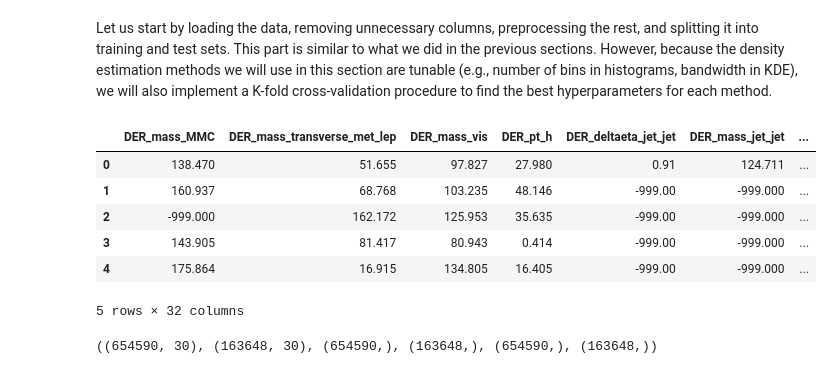
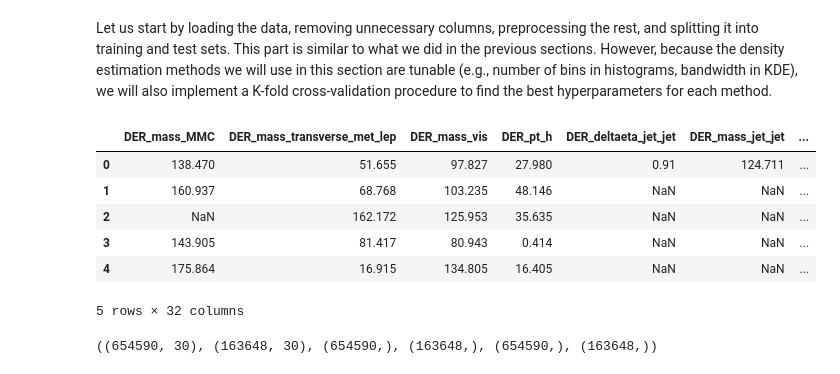
Before and after one commit to AimbotParce/MDS-AML-HiggsBosonATLAS, a Jupyter notebook: notebooks/non-normal-naive-bayes.ipynb, the cells around one changed output. Cells and saved outputs as stored; diff of their text form; code cells hidden in the pictures.

```diff
--- a/notebooks/non-normal-naive-bayes.ipynb
+++ b/notebooks/non-normal-naive-bayes.ipynb
@@ -8,18 +8,20 @@ Having explored the dataset beforehand, we know that the features do not follow
 Let us start by loading the data, removing unnecessary columns, preprocessing the rest, and splitting it into training and test sets. This part is similar to what we did in the previous sections. However, because the density estimation methods we will use in this section are tunable (e.g., number of bins in histograms, bandwidth in KDE), we will also implement a K-fold cross-validation procedure to find the best hyperparameters for each method.
 # %%
 import pandas as pd
+import numpy as np
 
 
 df = pd.read_csv("../data/raw/higgs-challenge.csv.gz", compression="gzip")
 df = df.drop(columns=["EventId", "KaggleSet", "KaggleWeight"])
+df.replace(-999.0, np.nan, inplace=True)  # Missing values are represented as -999.0
 df.head()
 # %% [output]
 |  | DER_mass_MMC | DER_mass_transverse_met_lep | DER_mass_vis | DER_pt_h | DER_deltaeta_jet_jet | DER_mass_jet_jet | ... |
 | 0 | 138.470 | 51.655 | 97.827 | 27.980 | 0.91 | 124.711 | ... |
-| 1 | 160.937 | 68.768 | 103.235 | 48.146 | -999.00 | -999.000 | ... |
-| 2 | -999.000 | 162.172 | 125.953 | 35.635 | -999.00 | -999.000 | ... |
-| 3 | 143.905 | 81.417 | 80.943 | 0.414 | -999.00 | -999.000 | ... |
-| 4 | 175.864 | 16.915 | 134.805 | 16.405 | -999.00 | -999.000 | ... |
+| 1 | 160.937 | 68.768 | 103.235 | 48.146 | NaN | NaN | ... |
+| 2 | NaN | 162.172 | 125.953 | 35.635 | NaN | NaN | ... |
+| 3 | 143.905 | 81.417 | 80.943 | 0.414 | NaN | NaN | ... |
+| 4 | 175.864 | 16.915 | 134.805 | 16.405 | NaN | NaN | ... |
 5 rows × 32 columns
 # %%
 from sklearn.model_selection import train_test_split
```
Also changed, not shown: parts of 19 cells of this notebook, 2 other files.
